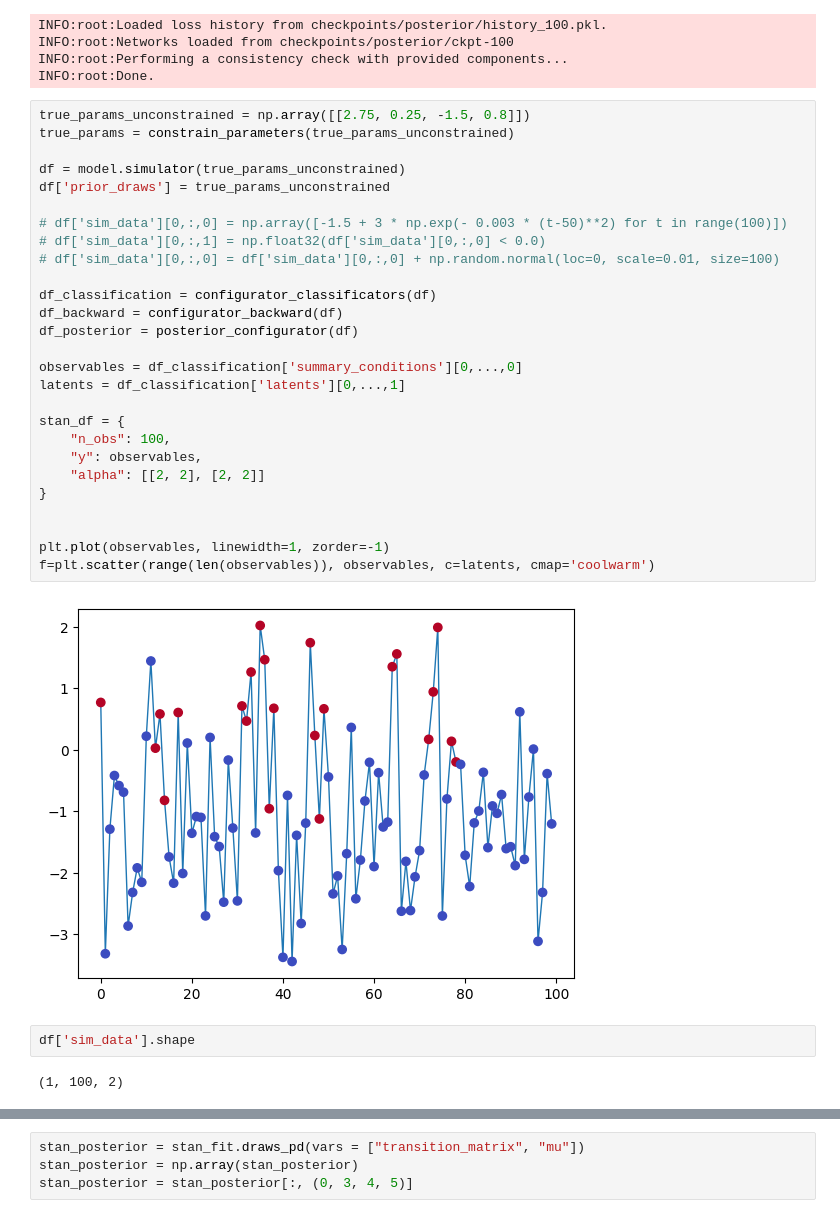
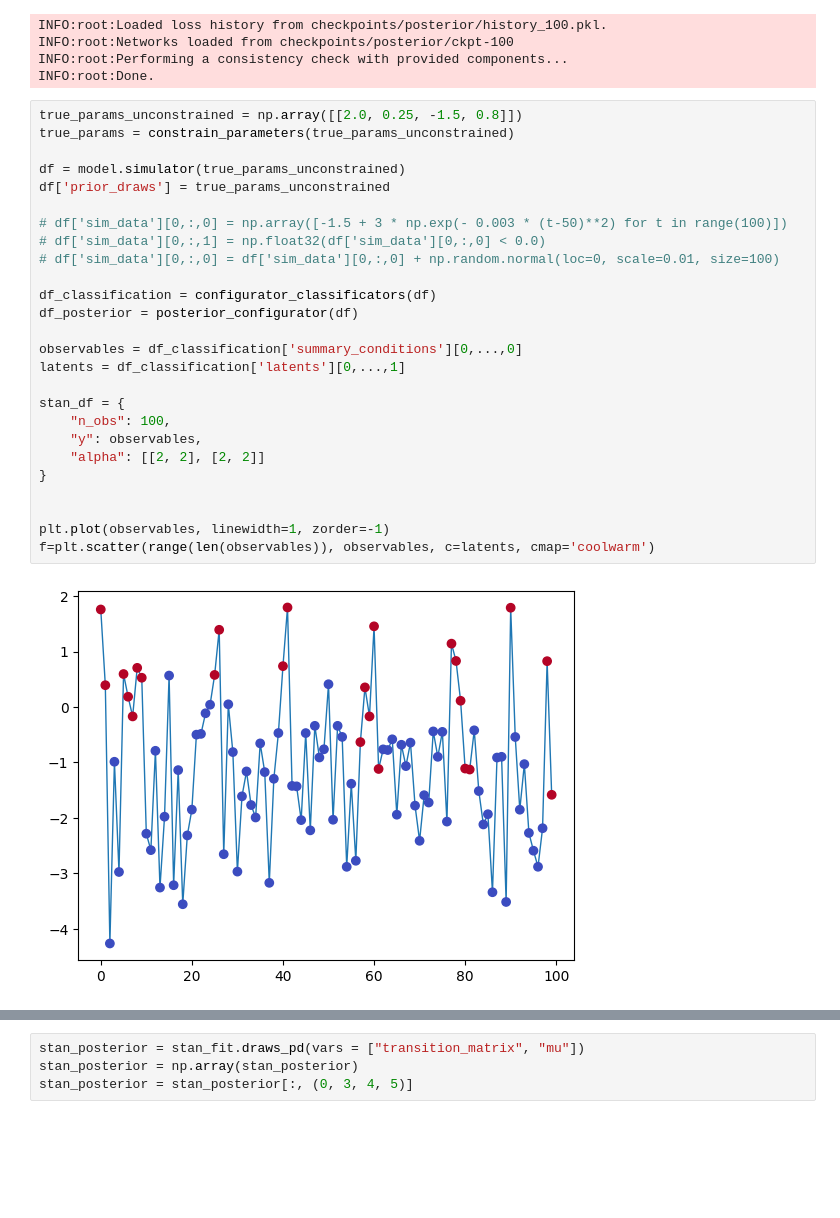
Before and after one commit to Kucharssim/bayesflow-amortized-mixtures, a Jupyter notebook: case-studies/normal-simple-hmm/separate-networks-calibration.ipynb, the cells around one changed output, grey strips where cells are left out. Saved outputs shown, nothing was run; the diff lists cells and outputs as text; blank space fills up the shorter version.

```diff
--- a/case-studies/normal-simple-hmm/separate-networks-calibration.ipynb
+++ b/case-studies/normal-simple-hmm/separate-networks-calibration.ipynb
@@ -78,38 +88,33 @@ INFO:root:Networks loaded from checkpoints/posterior/ckpt-100
 INFO:root:Performing a consistency check with provided components...
 INFO:root:Done.
 # %%
-true_params_unconstrained = np.array([[2.75, 0.25, -1.5, 0.8]])
+true_params_unconstrained = np.array([[2.0, 0.25, -1.5, 0.8]])
 true_params = constrain_parameters(true_params_unconstrained)
 
 df = model.simulator(true_params_unconstrained)
 df['prior_draws'] = true_params_unconstrained
 
 # df['sim_data'][0,:,0] = np.array([-1.5 + 3 * np.exp(- 0.003 * (t-50)**2) for t in range(100)])
 # df['sim_data'][0,:,1] = np.float32(df['sim_data'][0,:,0] < 0.0)
 # df['sim_data'][0,:,0] = df['sim_data'][0,:,0] + np.random.normal(loc=0, scale=0.01, size=100)
 
 df_classification = configurator_classificators(df)
-df_backward = configurator_backward(df)
 df_posterior = posterior_configurator(df)
 
 observables = df_classification['summary_conditions'][0,...,0]
 latents = df_classification['latents'][0,...,1]
 
 stan_df = {
     "n_obs": 100,
     "y": observables,
     "alpha": [[2, 2], [2, 2]]
 }
 
 
 plt.plot(observables, linewidth=1, zorder=-1)
 f=plt.scatter(range(len(observables)), observables, c=latents, cmap='coolwarm')
 # %% [output]
-[figure, old version]
+[figure, new version]
-# %%
-df['sim_data'].shape
-# %% [output]
-(1, 100, 2)
 # %%
 stan_fit = stan_model.sample(stan_df, show_progress=False)
 print(stan_fit.diagnose())
```
Also changed, not shown: parts of 12 cells of this notebook.
